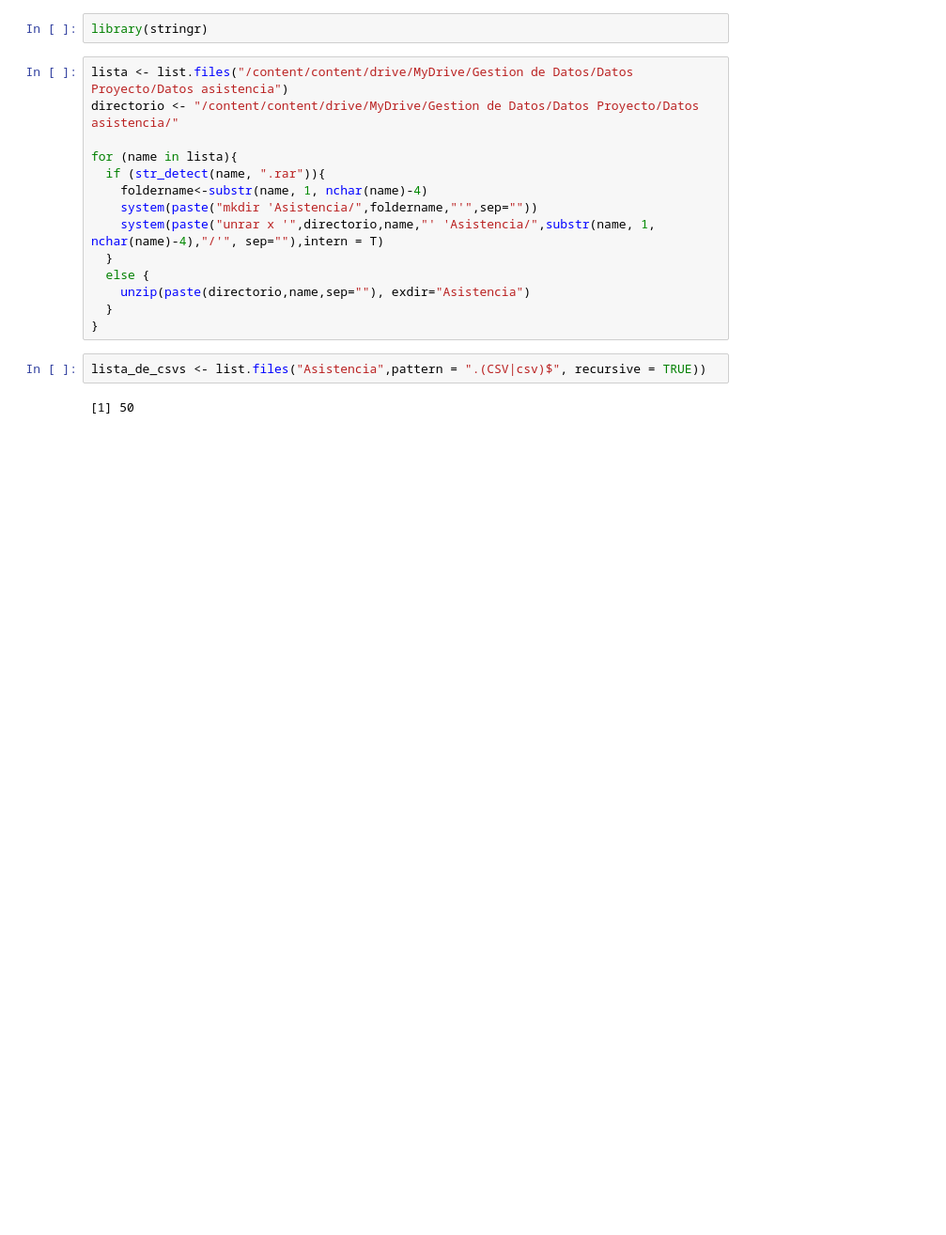
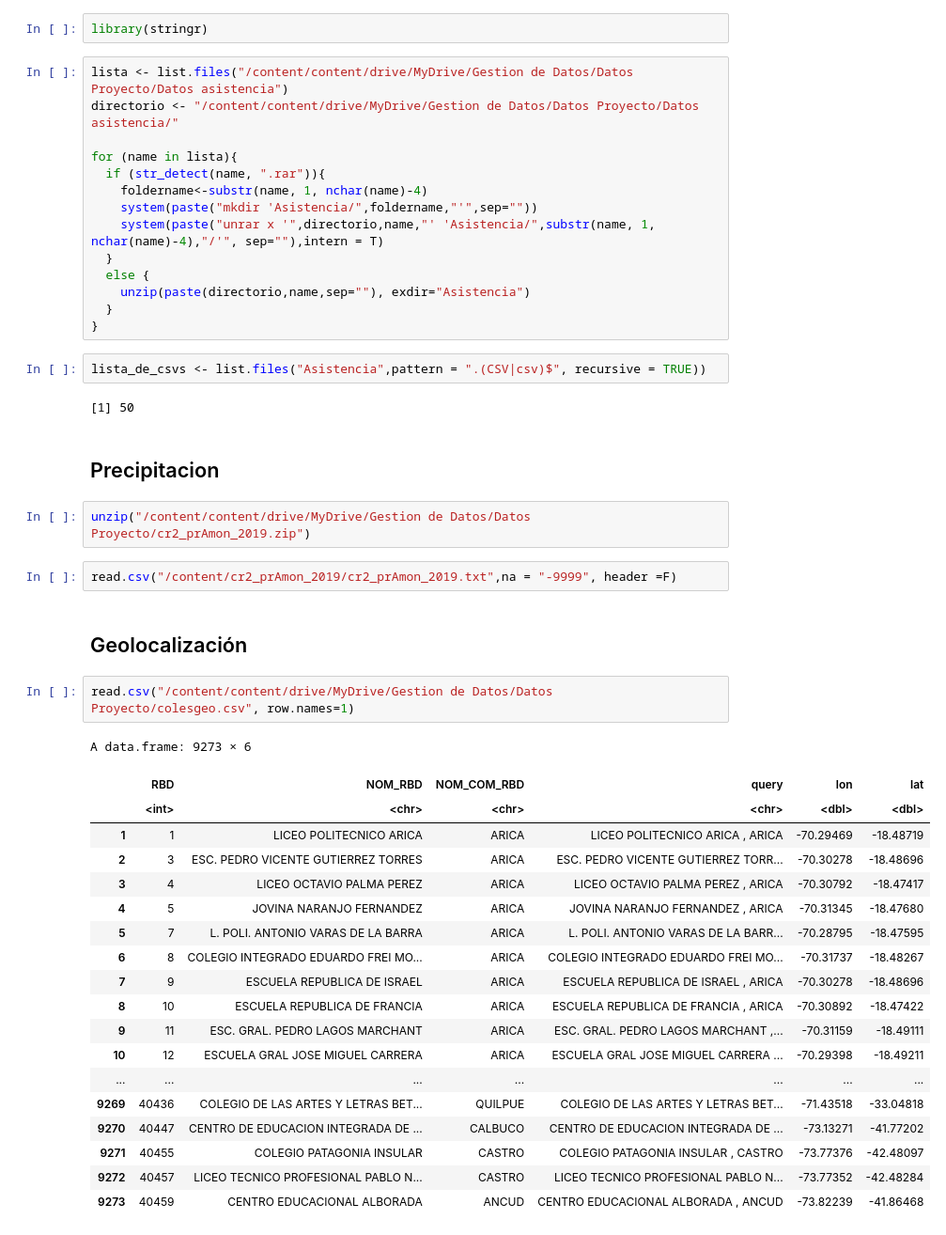
Before and after one commit to JDConejeros/Gestion-De-Datos-en-R, a Jupyter notebook: Proyecto.ipynb, the cells around one changed output. Shown at 94% size. Drawn from its saved outputs; the diff is of its cells as text; blank space fills up the shorter version.

```diff
--- a/Proyecto.ipynb
+++ b/Proyecto.ipynb
@@ -61,3 +65,33 @@ for (name in lista){
 lista_de_csvs <- list.files("Asistencia",pattern = ".(CSV|csv)$", recursive = TRUE))
 # %% [output]
 [1] 50
+# %% [markdown]
+## Precipitacion
+# %%
+unzip("/content/content/drive/MyDrive/Gestion de Datos/Datos Proyecto/cr2_prAmon_2019.zip")
+# %%
+read.csv("/content/cr2_prAmon_2019/cr2_prAmon_2019.txt",na = "-9999", header =F)
+# %% [markdown]
+## Geolocalización
+# %%
+read.csv("/content/content/drive/MyDrive/Gestion de Datos/Datos Proyecto/colesgeo.csv", row.names=1)
+# %% [output]
+A data.frame: 9273 × 6
+|  | RBD | NOM_RBD | NOM_COM_RBD | query | lon | lat |
+|  | <int> | <chr> | <chr> | <chr> | <dbl> | <dbl> |
+| 1 | 1 | LICEO POLITECNICO ARICA | ARICA | LICEO POLITECNICO ARICA , ARICA | -70.29469 | -18.48719 |
+| 2 | 3 | ESC. PEDRO VICENTE GUTIERREZ TORRES | ARICA | ESC. PEDRO VICENTE GUTIERREZ TORR... | -70.30278 | -18.48696 |
+| 3 | 4 | LICEO OCTAVIO PALMA PEREZ | ARICA | LICEO OCTAVIO PALMA PEREZ , ARICA | -70.30792 | -18.47417 |
+| 4 | 5 | JOVINA NARANJO FERNANDEZ | ARICA | JOVINA NARANJO FERNANDEZ , ARICA | -70.31345 | -18.47680 |
+| 5 | 7 | L. POLI. ANTONIO VARAS DE LA BARRA | ARICA | L. POLI. ANTONIO VARAS DE LA BARR... | -70.28795 | -18.47595 |
+| 6 | 8 | COLEGIO INTEGRADO EDUARDO FREI MO... | ARICA | COLEGIO INTEGRADO EDUARDO FREI MO... | -70.31737 | -18.48267 |
+| 7 | 9 | ESCUELA REPUBLICA DE ISRAEL | ARICA | ESCUELA REPUBLICA DE ISRAEL , ARICA | -70.30278 | -18.48696 |
+| 8 | 10 | ESCUELA REPUBLICA DE FRANCIA | ARICA | ESCUELA REPUBLICA DE FRANCIA , ARICA | -70.30892 | -18.47422 |
+| 9 | 11 | ESC. GRAL. PEDRO LAGOS MARCHANT | ARICA | ESC. GRAL. PEDRO LAGOS MARCHANT ,... | -70.31159 | -18.49111 |
+| 10 | 12 | ESCUELA GRAL JOSE MIGUEL CARRERA | ARICA | ESCUELA GRAL JOSE MIGUEL CARRERA ... | -70.29398 | -18.49211 |
+| ... | ... | ... | ... | ... | ... | ... |
+| 9269 | 40436 | COLEGIO DE LAS ARTES Y LETRAS BET... | QUILPUE | COLEGIO DE LAS ARTES Y LETRAS BET... | -71.43518 | -33.04818 |
+| 9270 | 40447 | CENTRO DE EDUCACION INTEGRADA DE ... | CALBUCO | CENTRO DE EDUCACION INTEGRADA DE ... | -73.13271 | -41.77202 |
+| 9271 | 40455 | COLEGIO PATAGONIA INSULAR | CASTRO | COLEGIO PATAGONIA INSULAR , CASTRO | -73.77376 | -42.48097 |
+| 9272 | 40457 | LICEO TECNICO PROFESIONAL PABLO N... | CASTRO | LICEO TECNICO PROFESIONAL PABLO N... | -73.77352 | -42.48284 |
+| 9273 | 40459 | CENTRO EDUCACIONAL ALBORADA | ANCUD | CENTRO EDUCACIONAL ALBORADA , ANCUD | -73.82239 | -41.86468 |
```
Also changed, not shown: parts of 2 cells of this notebook.
